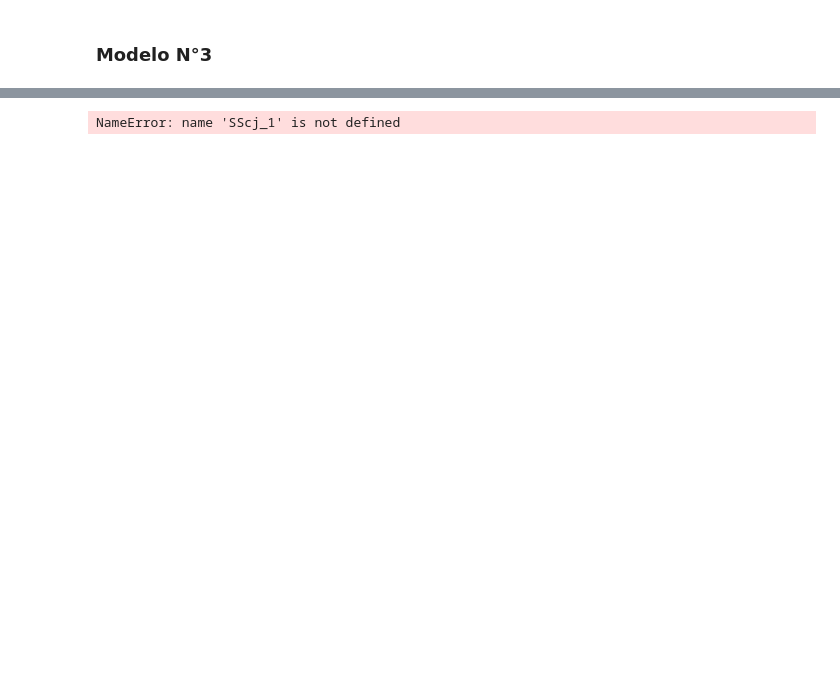
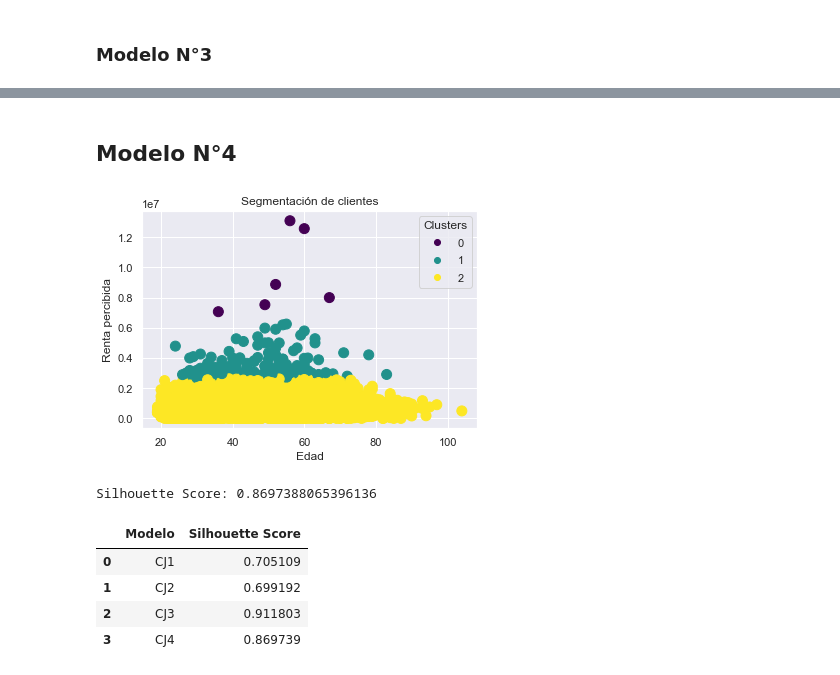
Before and after one commit to dar-rojas/MachineLearning-003D, a Jupyter notebook: unsupervised/modelling.ipynb, the cells around one changed output, grey strips where cells are left out. Drawn from its saved outputs; the diff is of its cells as text; code cells hidden in the pictures; blank space fills up the shorter version.

Commit message:
New model

```diff
--- a/unsupervised/modelling.ipynb
+++ b/unsupervised/modelling.ipynb
@@ -156,5 +142,41 @@ Silhouette Score: 0.9550683859814142
+# %% [markdown]
+## **Modelo N°4**
+# %%
+#'Edad', 'Renta' y 'target'
+X = monopoly.iloc[:, [3,4,20]].values
+# %%
+# Aplicar clustering jerárquico aglomerativo
+cj_4 = AgglomerativeClustering(affinity='manhattan', linkage='complete', n_clusters=3)
+Y_hat = cj_4.fit_predict(X)
+# %%
+# Visualiza los clusters
+scatter = plt.scatter(X[:, 0], X[:, 1], c=Y_hat, cmap='viridis', s=100)
+plt.xlabel('Edad')
+plt.ylabel('Renta percibida')
+plt.title('Segmentación de clientes')
+
+# Leyenda
+plt.legend(*scatter.legend_elements(), title="Clusters")
+
+#Mostrar grafico
+plt.show()
+# %% [output]
+[figure, added]
+# %%
+SScj_4 = silhouette_score(X, Y_hat)
+
+print("Silhouette Score:", SScj_4)
+# %% [output]
+Silhouette Score: 0.8697388065396136
 # %%
-tabla = {'Modelo': ['CJ1', 'CJ2', 'CJ3'],
-         'Silhouette Score': [SScj_1, SScj_2, SScj_3]}
+tabla = {'Modelo': ['CJ1', 'CJ2', 'CJ3', 'CJ4'],
+         'Silhouette Score': [SScj_1, SScj_2, SScj_3, SScj_4]}
+
+tabla = pd.DataFrame(tabla, columns = ['Modelo', 'Silhouette Score'])
+tabla
 # %% [output]
-NameError: name 'SScj_1' is not defined
+|  | Modelo | Silhouette Score |
+| 0 | CJ1 | 0.705109 |
+| 1 | CJ2 | 0.699192 |
+| 2 | CJ3 | 0.911803 |
+| 3 | CJ4 | 0.869739 |
```
Also changed, not shown: parts of 10 cells of this notebook.
